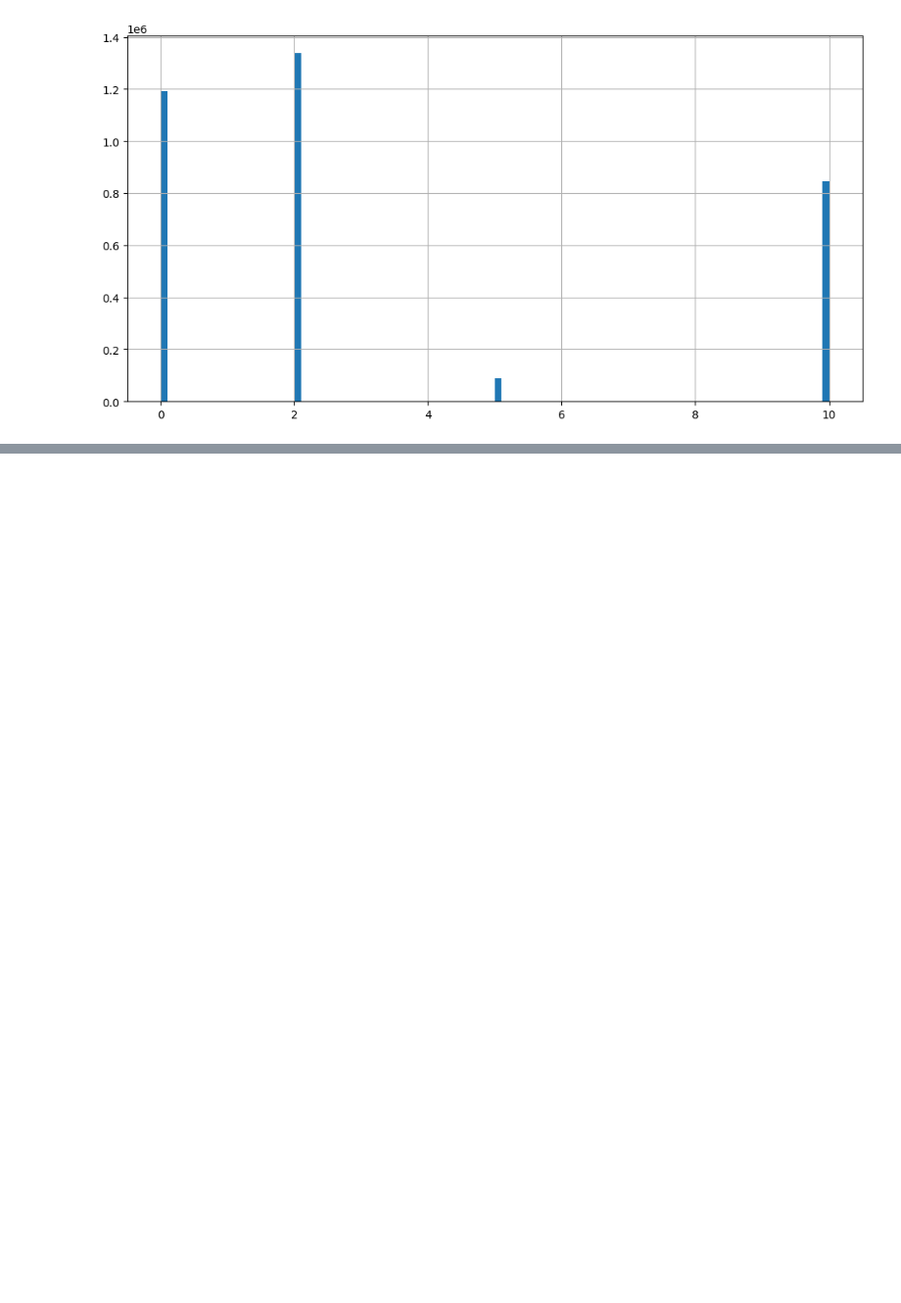
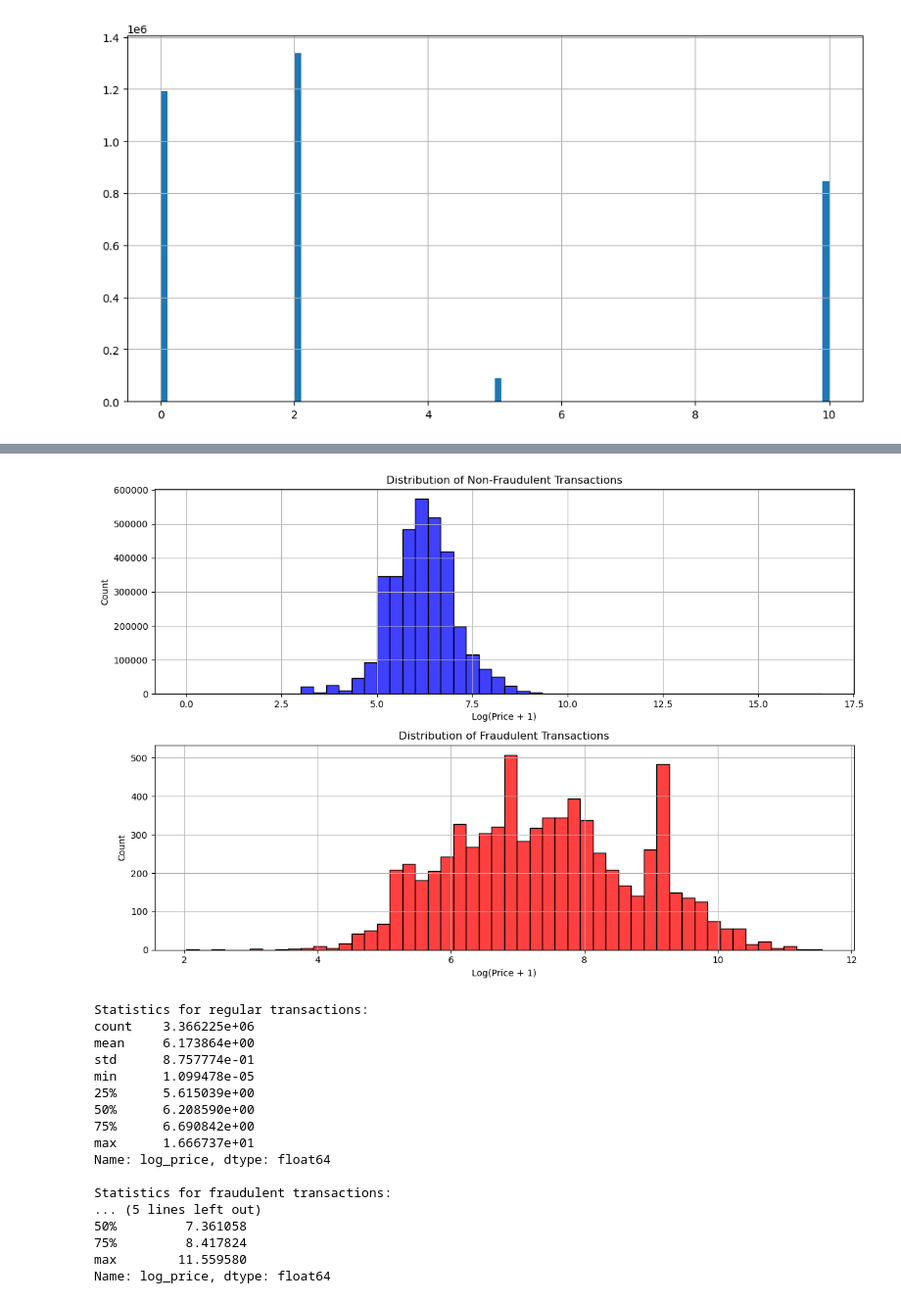
Before and after one commit to KurmangazyKarabekov/Antifrod_model, a Jupyter notebook: notebooks/1_EDA.ipynb, the cells around one changed output, grey strips where cells are left out. Shown at 98% size. Saved outputs shown, nothing was run; the diff lists cells and outputs as text; code cells hidden in the pictures; blank space fills up the shorter version.

```diff
--- a/notebooks/1_EDA.ipynb
+++ b/notebooks/1_EDA.ipynb
@@ -321,0 +428,63 @@ shape: (3, 4)
+# %%
+data_for_plot = (
+    pl_data.filter(pl.col("netprice_thb") > 0)
+    .select([pl.col("netprice_thb"), pl.col("isFraud")])
+    .to_pandas()
+)
+
+data_for_plot["log_price"] = data_for_plot["netprice_thb"].apply(
+    lambda x: np.log(x + 1)
+)
+
+fig, (ax1, ax2) = plt.subplots(2, 1, figsize=(12, 8))
+
+sns.histplot(
+    data=data_for_plot[data_for_plot["isFraud"] == 0],
+    x="log_price",
+    bins=50,
+    ax=ax1,
+    color="blue",
+)
+ax1.set_title("Distribution of Non-Fraudulent Transactions")
+ax1.set_xlabel("Log(Price + 1)")
+ax1.set_ylabel("Count")
+ax1.grid(True)
+
+sns.histplot(
+    data=data_for_plot[data_for_plot["isFraud"] == 1],
+    x="log_price",
+    bins=50,
+    ax=ax2,
+    color="red",
+)
+ax2.set_title("Distribution of Fraudulent Transactions")
+ax2.set_xlabel("Log(Price + 1)")
+ax2.set_ylabel("Count")
+ax2.grid(True)
+
+plt.tight_layout()
+plt.show()
+
+print("\nStatistics for regular transactions:")
+print(data_for_plot[data_for_plot["isFraud"] == 0]["log_price"].describe())
+print("\nStatistics for fraudulent transactions:")
+print(data_for_plot[data_for_plot["isFraud"] == 1]["log_price"].describe())
+# %% [output]
+[figure, added]
+Statistics for regular transactions:
+count    3.366225e+06
+mean     6.173864e+00
+std      8.757774e-01
+min      1.099478e-05
+25%      5.615039e+00
+50%      6.208590e+00
+75%      6.690842e+00
+max      1.666737e+01
+Name: log_price, dtype: float64
+
+Statistics for fraudulent transactions:
+... (5 lines left out)
+50%         7.361058
+75%         8.417824
+max        11.559580
+Name: log_price, dtype: float64
```
Also changed, not shown: parts of 34 cells of this notebook.
